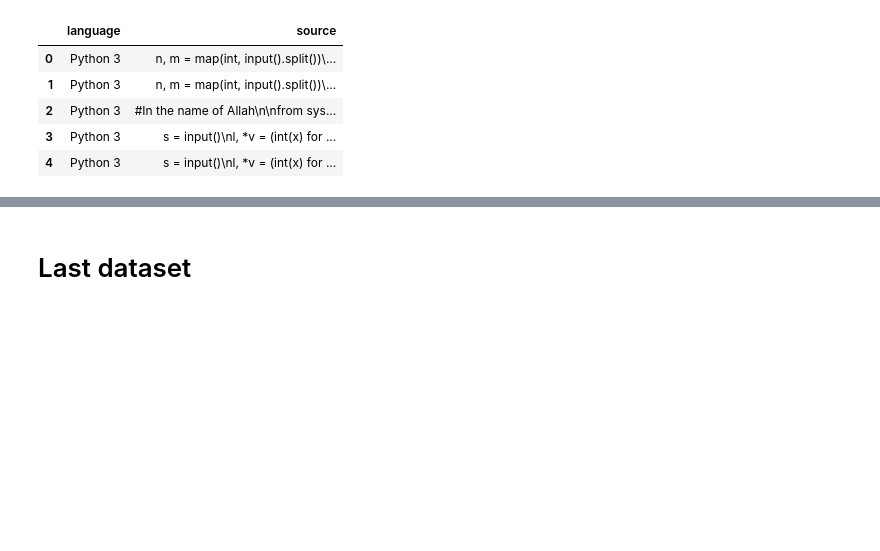
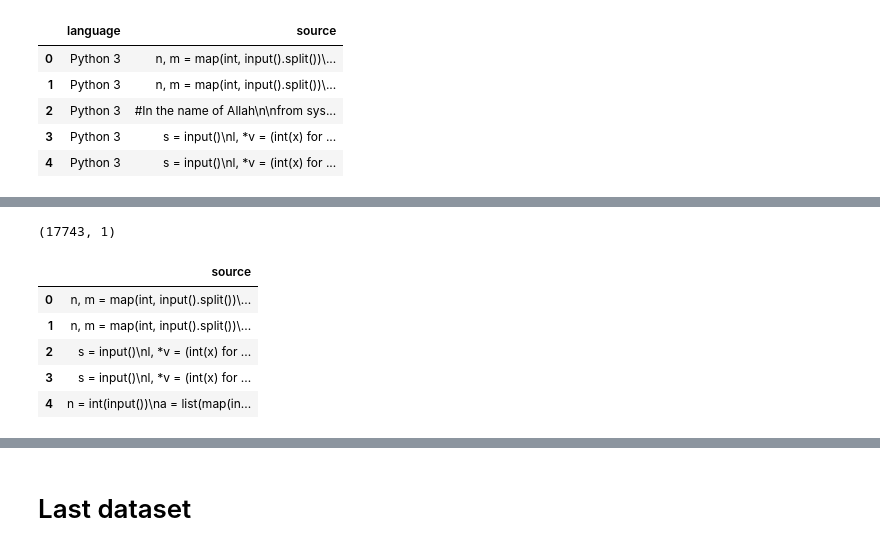
Before and after one commit to navidadkhah/Advanced-Bug-Detection-and-Fixing-Using-Fine-Tuned-LLM, a Jupyter notebook: Dataset/Create_dataset.ipynb, the cells around one changed output, grey strips where cells are left out. Saved outputs shown, nothing was run; the diff lists cells and outputs as text; code cells hidden in the pictures; blank space fills up the shorter version.

```diff
--- a/Dataset/Create_dataset.ipynb
+++ b/Dataset/Create_dataset.ipynb
@@ -51,0 +67,17 @@ Number of Dataframe rows : (23187, 2)
+# %%
+# Removing codes cotain comments
+def has_comments(code):
+    return '#' in code
+
+df = df[~df['source'].apply(has_comments)]
+print(df.shape)
+df = df.reset_index(drop=True)
+df.head()
+# %% [output]
+(17743, 1)
+|  | source |
+| 0 | n, m = map(int, input().split())\... |
+| 1 | n, m = map(int, input().split())\... |
+| 2 | s = input()\nl, *v = (int(x) for ... |
+| 3 | s = input()\nl, *v = (int(x) for ... |
+| 4 | n = int(input())\na = list(map(in... |
```
Also changed, not shown: parts of 10 cells of this notebook.
